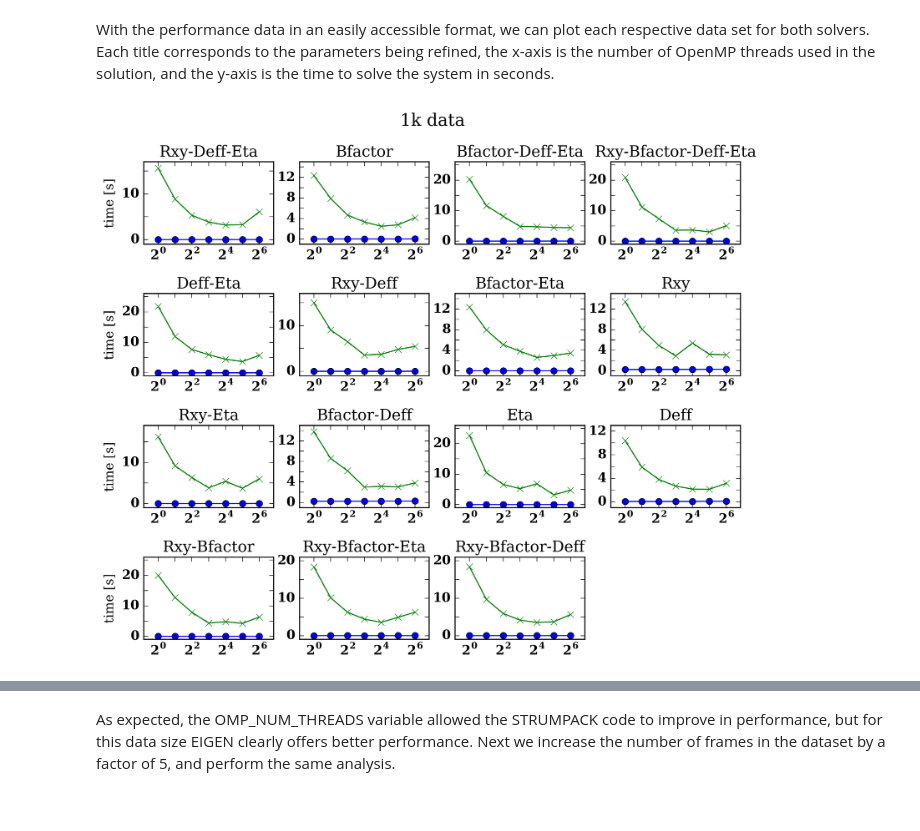
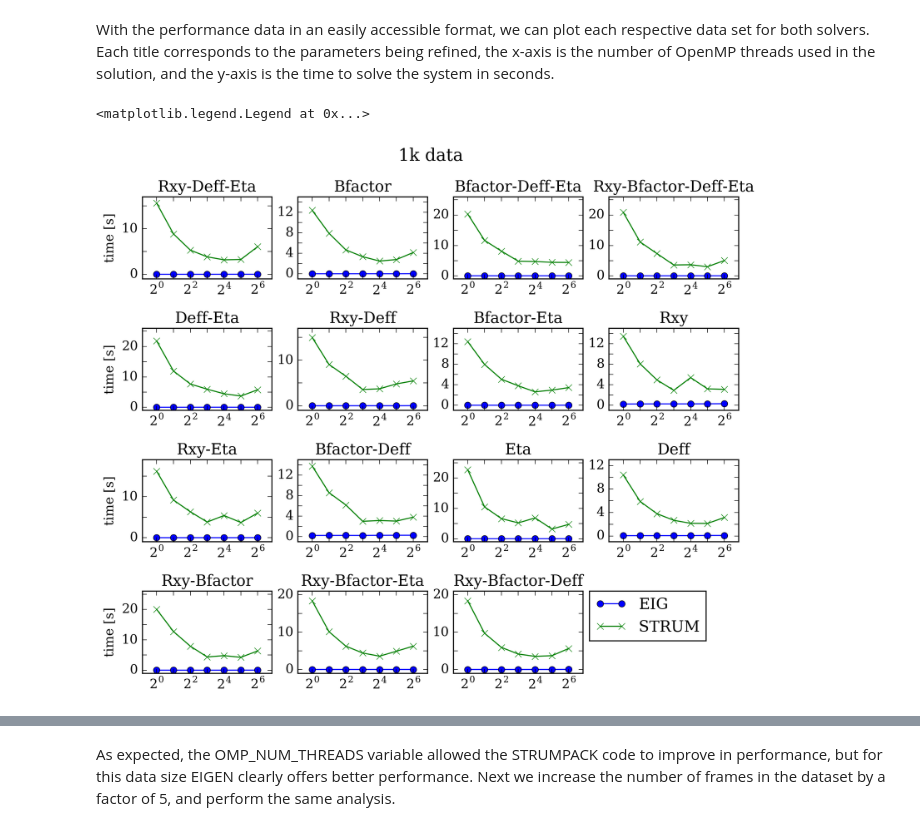
Before and after one commit to whart222/exafel_project, a Jupyter notebook: 95-strumpack_cctbx/StrumpackTest.ipynb, the cells around one changed output, grey strips where cells are left out. Cells and saved outputs as stored; diff of their text form; code cells hidden in the pictures.

Commit message:
Strumpack solver 1k 5k and async

```diff
--- a/95-strumpack_cctbx/StrumpackTest.ipynb
+++ b/95-strumpack_cctbx/StrumpackTest.ipynb
@@ -237,6 +242,7 @@ for k in str_out.keys():
     str_out_sm.update({k.replace('levmar.parameter_flags=','').replace('_strum_1k_omp1_params','_'):str_out[k]})
 # %%
 u_dat={}
+threads_list=[1,2,4,8,16,32,64]
 uniq_ref = set([k.split('_')[1] for k in str_out_sm.keys()])
 df_list=[]
 for u in uniq_ref:
@@ -271,33 +277,36 @@ With the performance data in an easily accessible format, we can plot each respe
 # %%
 # define the figure size and grid layout properties
 figsize = (10, 8)
 cols = 4
 gs = gridspec.GridSpec(cols, cols)
 gs.update(hspace=0.6)
 fig1 = plt.figure(num=1, figsize=figsize)
 
 fig1.suptitle('1k data', size=16)
 
 ax = []
 for i, u in enumerate(uniq_ref):
     row = (i // cols)
     col = i % cols
     ax.append(fig1.add_subplot(gs[row, col]))
     if(col==0):
         ax[-1].set_ylabel('time [s]')
     ax[-1].set_title(str(u)[:-1])
-    ax[-1].plot(perf_s.index, perf_s['EIG_'+u], 'o', ls='-', ms=6)
-    ax[-1].plot(perf_s.index, perf_s['STRUM_'+u], 'x', ls='-', ms=6)
+    ax[-1].plot(perf_s.index, perf_s['EIG_'+u], 'o', ls='-', ms=6, label='EIG')
+    ax[-1].plot(perf_s.index, perf_s['STRUM_'+u], 'x', ls='-', ms=6, label='STRUM')
     ax[-1].xaxis.set_ticks(threads_list)
     ax[-1].set_xscale('log', basex=2)
     ax[-1].set_xlim([threads_list[0]/1.8,threads_list[-1]*1.8])
 
     ymin, ymax = ax[-1].get_ylim()
     ax[-1].set_ylim([-1,ymax+1])
 
     for label in ax[-1].yaxis.get_ticklabels()[::2]:
         label.set_visible(False)
     for label in ax[-1].xaxis.get_ticklabels()[1::2]:
         label.set_visible(False)
+
+ax[-1].legend(bbox_to_anchor=(1.05, 1), loc=2, borderaxespad=0.,)
 # %% [output]
+<matplotlib.legend.Legend at 0x...>
-[figure, old version]
+[figure, new version]
```
Also changed, not shown: parts of 19 cells of this notebook.
